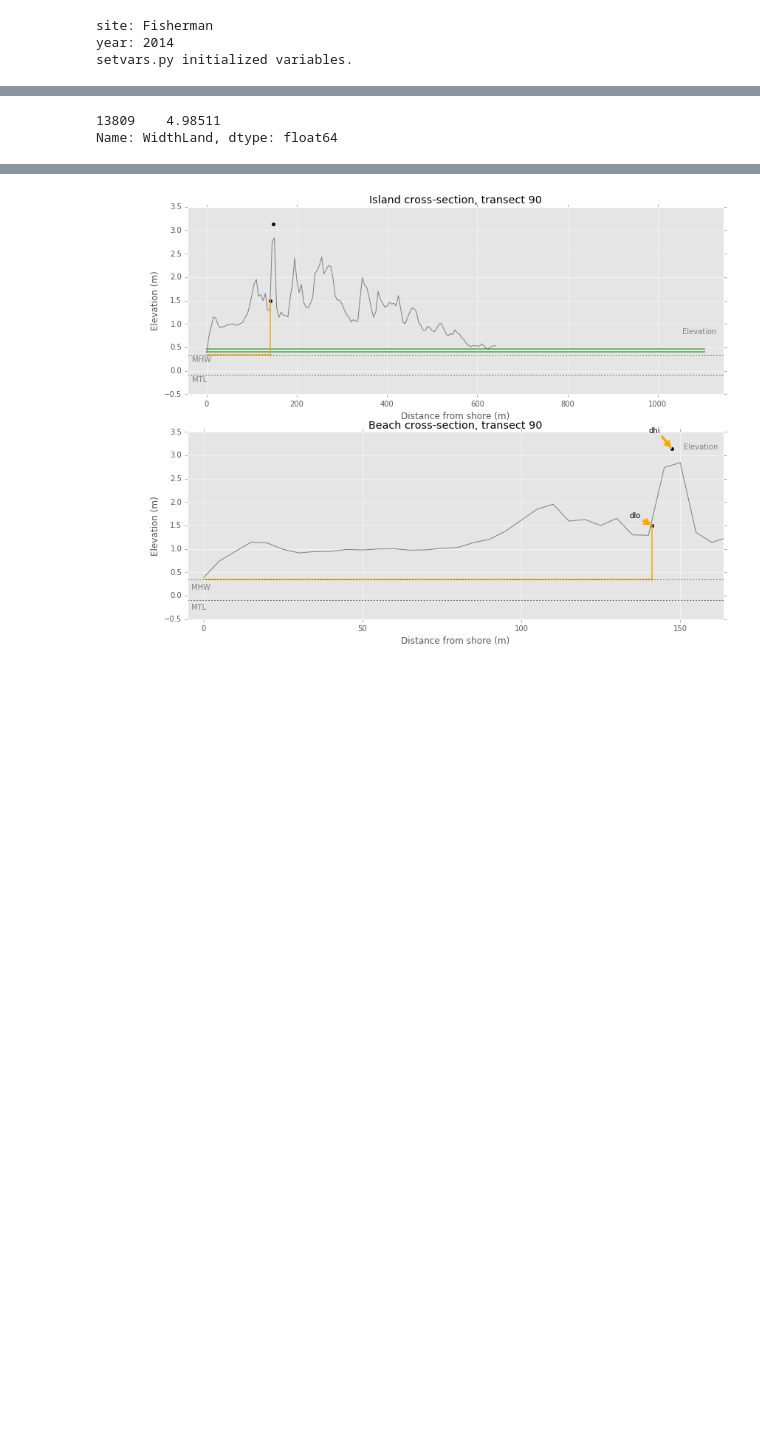
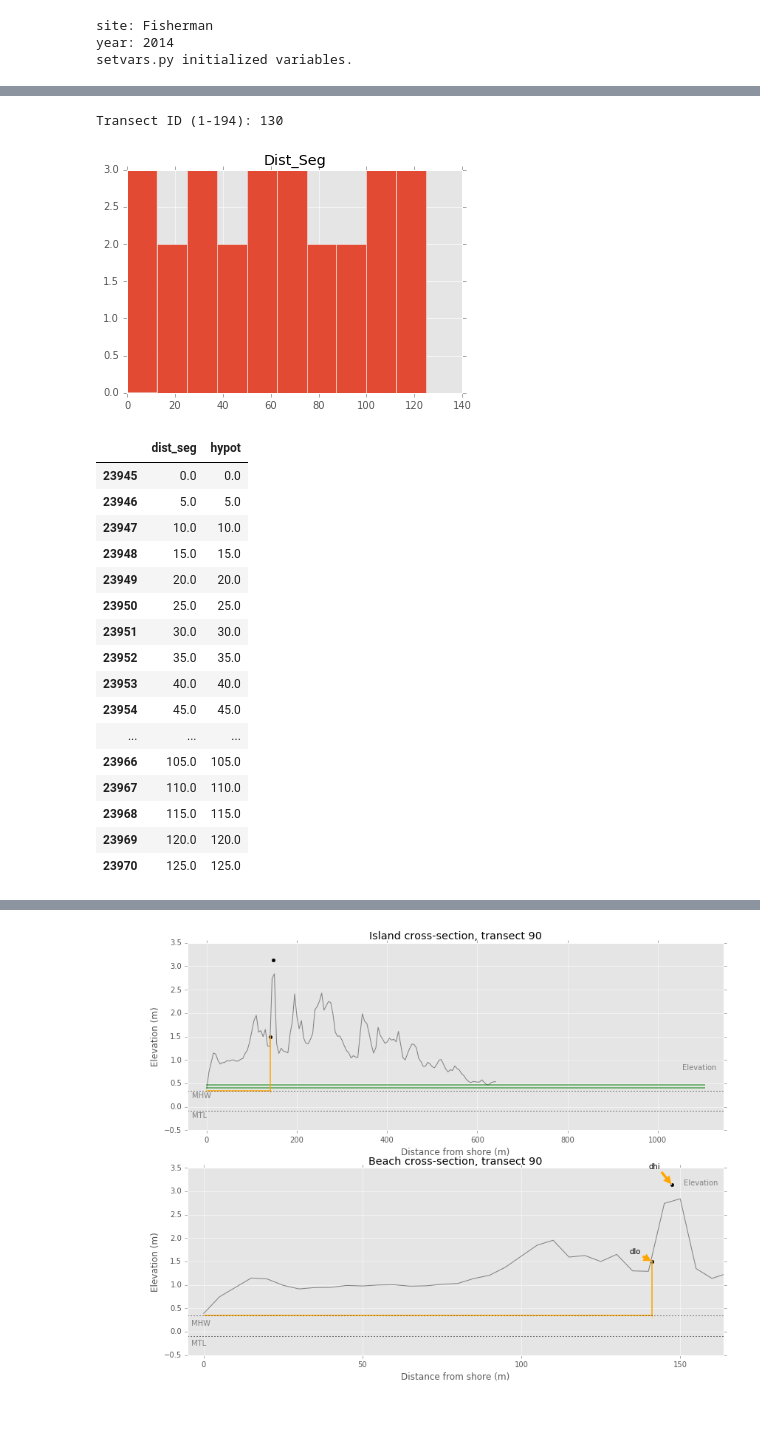
Before and after one commit to esturdivant-usgs/BI-geomorph-extraction, a Jupyter notebook: CoastalVarExtractor/qc_plotting.ipynb, the cells around one changed output, grey strips where cells are left out. Cells and saved outputs as stored; diff of their text form; code cells hidden in the pictures; blank space fills up the shorter version.

```diff
--- a/CoastalVarExtractor/qc_plotting.ipynb
+++ b/CoastalVarExtractor/qc_plotting.ipynb
@@ -49,7 +48,40 @@ plt.close('all')
-# %%
-
-pts_set.WidthLand.tail(1) / len(pts_set)
-# %% [output]
-13809    4.98511
-Name: WidthLand, dtype: float64
+# %%
+# 140 is a good one.
+trans_in = int(input('Transect ID ({:d}-{:d}): '.format(int(pts_df[tID_fld].head(1)), int(pts_df[tID_fld].tail(1)))))
+pts_set = pts_df[pts_df[tID_fld] == trans_in]
+# pts_set.WidthLand.loc[150] / len(pts_set)
+# %% [output]
+Transect ID (1-194): 130
+# %%
+hist_cols = ['Dist_Seg']
+pts_set.loc[:,hist_cols].hist()
+plt.show()
+plt.close('all')
+# pts_set.head()
+
+dist_seg = pd.DataFrame({'hypot':
+                         np.hypot(pts_set.seg_x - pts_set.SL_x, pts_set.seg_y - pts_set.SL_y),
+                         'dist_seg': pts_set.loc[:,'Dist_Seg']})
+dist_seg
+# Dist_Seg is the calculation that results from hypotenuse of seg_x and SL_x...
+# ...so one of these is wrong?
+# %% [output]
+[figure, added]
+|  | dist_seg | hypot |
+| 23945 | 0.0 | 0.0 |
+| 23946 | 5.0 | 5.0 |
+| 23947 | 10.0 | 10.0 |
+| 23948 | 15.0 | 15.0 |
+| 23949 | 20.0 | 20.0 |
+| 23950 | 25.0 | 25.0 |
+| 23951 | 30.0 | 30.0 |
+| 23952 | 35.0 | 35.0 |
+| 23953 | 40.0 | 40.0 |
+| 23954 | 45.0 | 45.0 |
+| ... | ... | ... |
+| 23966 | 105.0 | 105.0 |
+| 23967 | 110.0 | 110.0 |
+| 23968 | 115.0 | 115.0 |
+| 23969 | 120.0 | 120.0 |
+| 23970 | 125.0 | 125.0 |
 # %%
```
Also changed, not shown: parts of 6 cells of this notebook, 4 other files.
